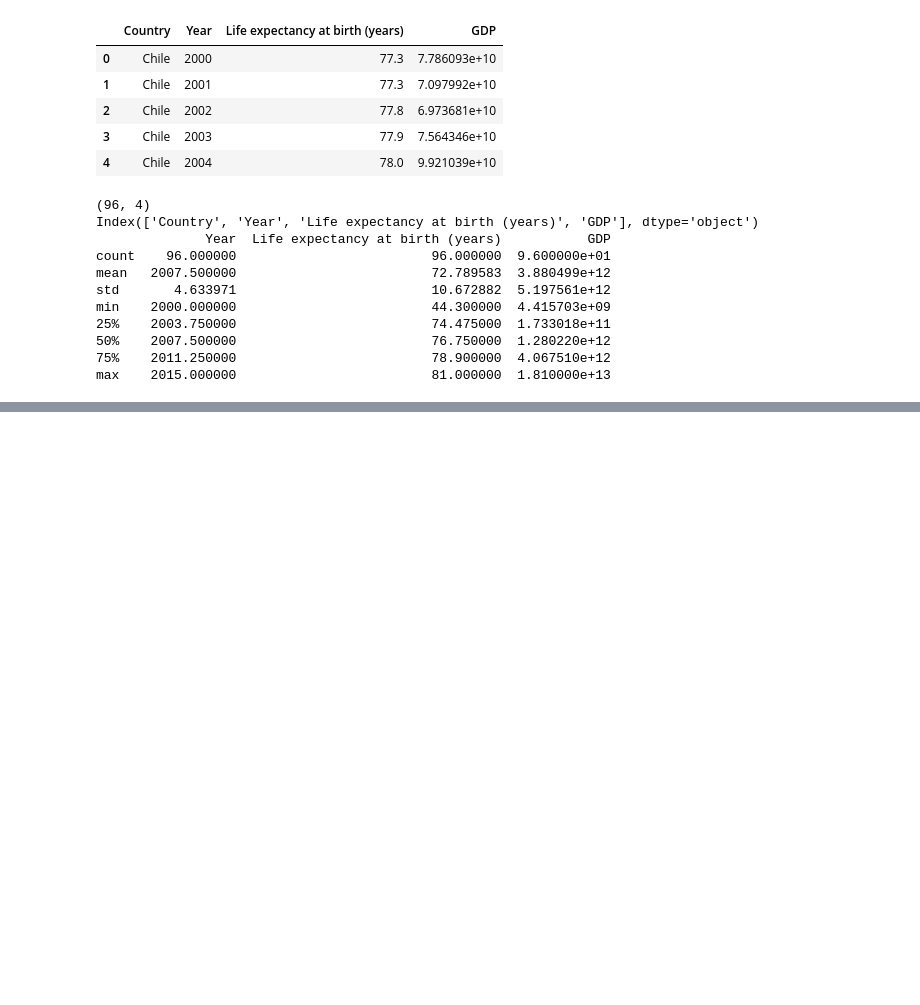
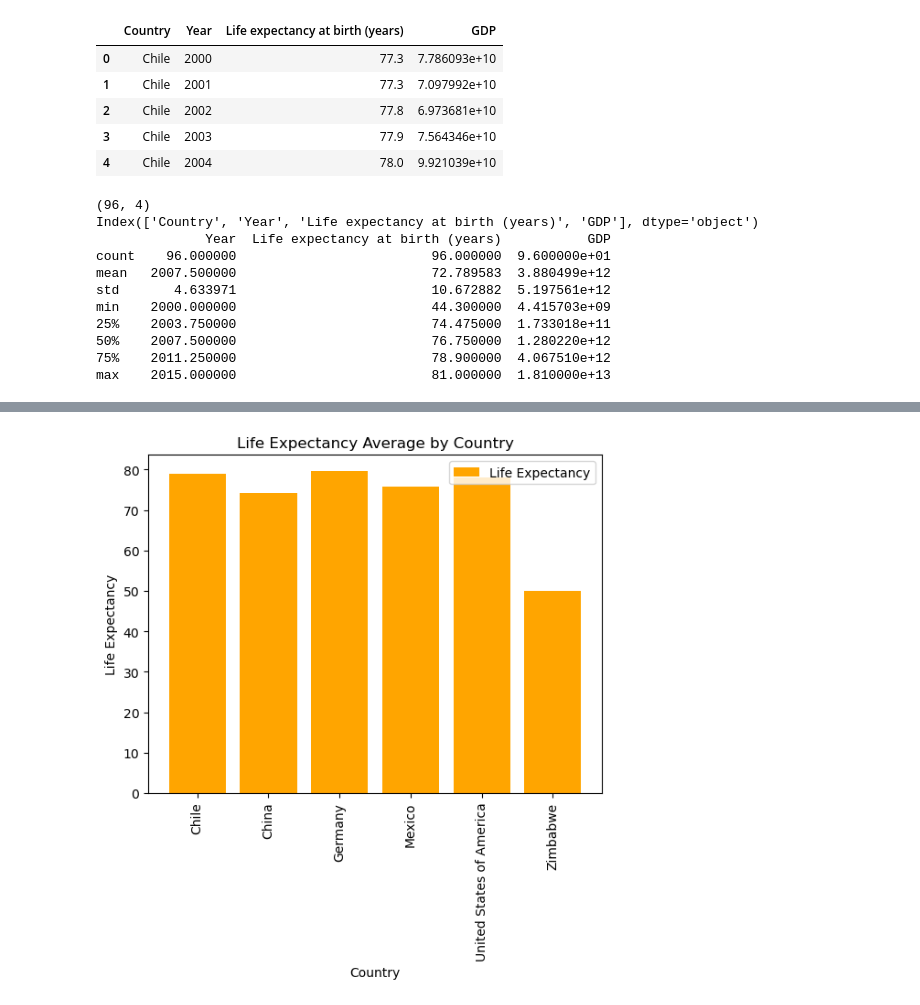
Before and after one commit to joelie1105/data_vis_module2, a Jupyter notebook: gdp_and_life_expectancy.ipynb, the cells around one changed output, grey strips where cells are left out. Saved outputs shown, nothing was run; the diff lists cells and outputs as text; code cells hidden in the pictures; blank space fills up the shorter version.

```diff
--- a/gdp_and_life_expectancy.ipynb
+++ b/gdp_and_life_expectancy.ipynb
@@ -35,0 +78,10 @@ pandas_plot = df_main.plot(kind='scatter', x='Country', y='GDP')
+# %%
+plt.bar(df_le_mean.index, df_le_mean_values, color='orange', label='Life Expectancy')
+plt.legend()
+plt.title('Life Expectancy Average by Country')
+plt.xlabel('Country')
+plt.ylabel('Life Expectancy')
+plt.xticks(rotation=90)  # Rotate x-axis labels for better readability
+plt.show()
+# %% [output]
+[figure, added]
```
Also changed, not shown: parts of 3 cells of this notebook.
